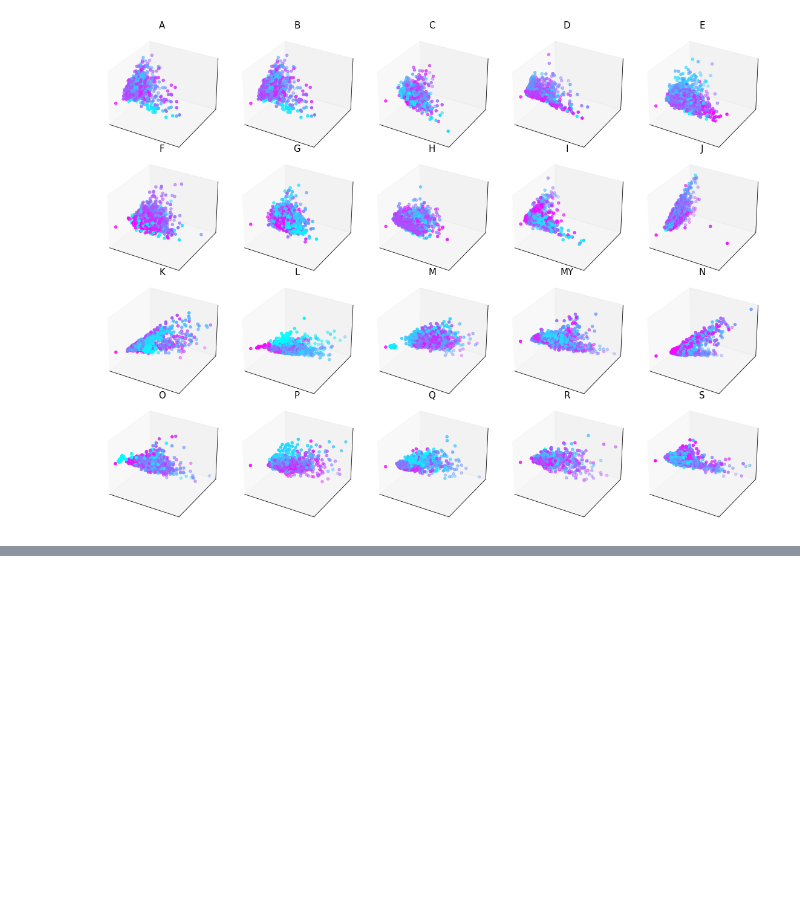
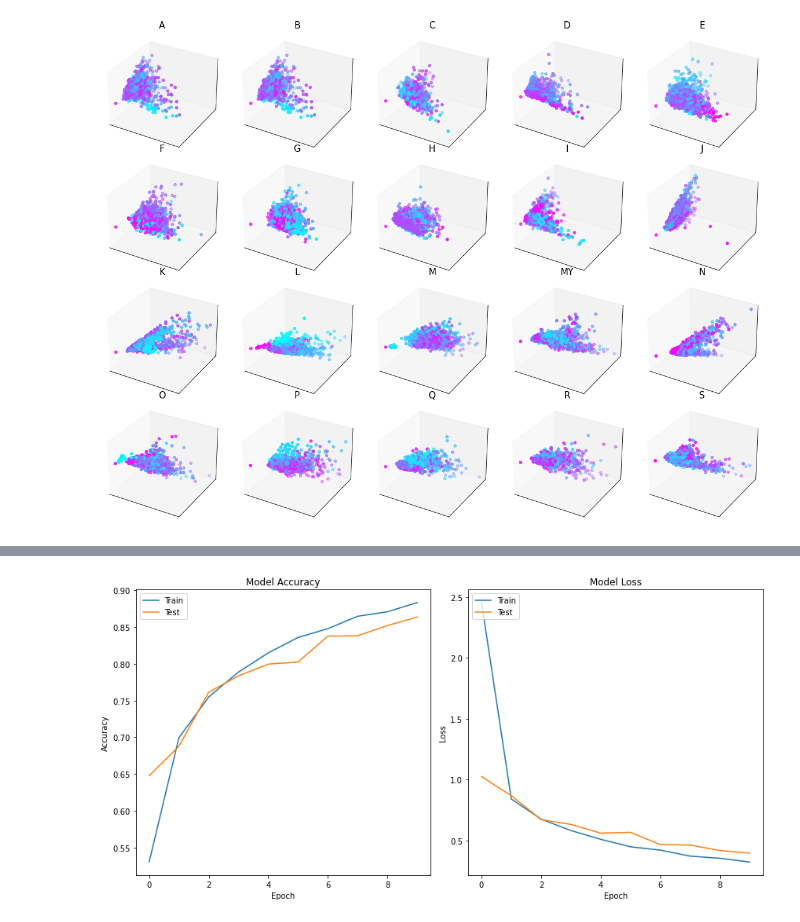
Before and after one commit to natmtc/EMG_Intro_for_students, a Jupyter notebook: Sign_language_code.ipynb, the cells around one changed output, grey strips where cells are left out. Saved outputs shown, nothing was run; the diff lists cells and outputs as text; code cells hidden in the pictures; blank space fills up the shorter version.

```diff
--- a/Sign_language_code.ipynb
+++ b/Sign_language_code.ipynb
@@ -276,0 +280,16 @@ limit_u
+# %%
+# labels=np.zeros((pca_latents.shape[0],pca_latents.shape[1]))
+labels=np.zeros((1,pca_latents.shape[1]))
+for i in range(len(lengths)):
+    if i==0:
+        var= list(np.repeat(i+1,pca_latents[:,:lengths[i]].shape[1]))
+        labels[0,:lengths[i]]= var
+
+    else:
+        limit_d= np.int64(np.sum(lengths[0:i]))
+        limit_u= np.int64(np.sum(lengths[0:i+1]))
+        var= list(np.repeat(i+1,pca_latents[:,limit_d:limit_u].shape[1]))
+        labels[0,limit_d:limit_u]= var
+
+labels= np.int64(labels)
+labels
@@ -276,0 +351,28 @@ limit_u
+# %%
+
+# history = model.fit(X_train, y_train, epochs=10, verbose=1, validation_data=(X_test, y_test))
+# test_loss, test_acc = model.evaluate(X_test, y_test, verbose=0)
+
+# Plot training & validation accuracy values
+plt.figure(figsize=(12, 6))
+plt.subplot(1, 2, 1)
+plt.plot(history.history['accuracy'])
+plt.plot(history.history['val_accuracy'])
+plt.title('Model Accuracy')
+plt.ylabel('Accuracy')
+plt.xlabel('Epoch')
+plt.legend(['Train', 'Test'], loc='upper left')
+
+# Plot training & validation loss values
+plt.subplot(1, 2, 2)
+plt.plot(history.history['loss'])
+plt.plot(history.history['val_loss'])
+plt.title('Model Loss')
+plt.ylabel('Loss')
+plt.xlabel('Epoch')
+plt.legend(['Train', 'Test'], loc='upper left')
+
+plt.tight_layout()
+plt.show()
+# %% [output]
+[figure, added]
```
Also changed, not shown: parts of 7 cells of this notebook.
